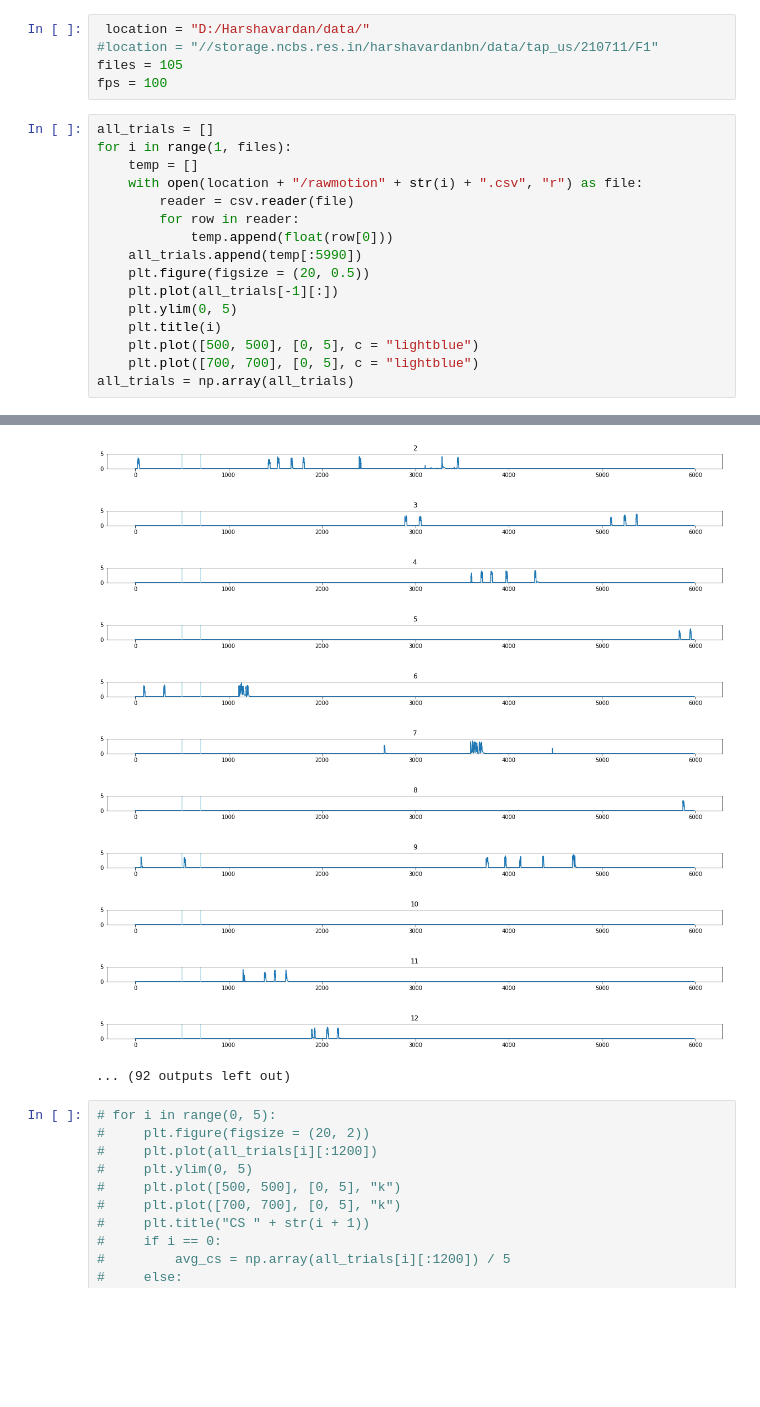
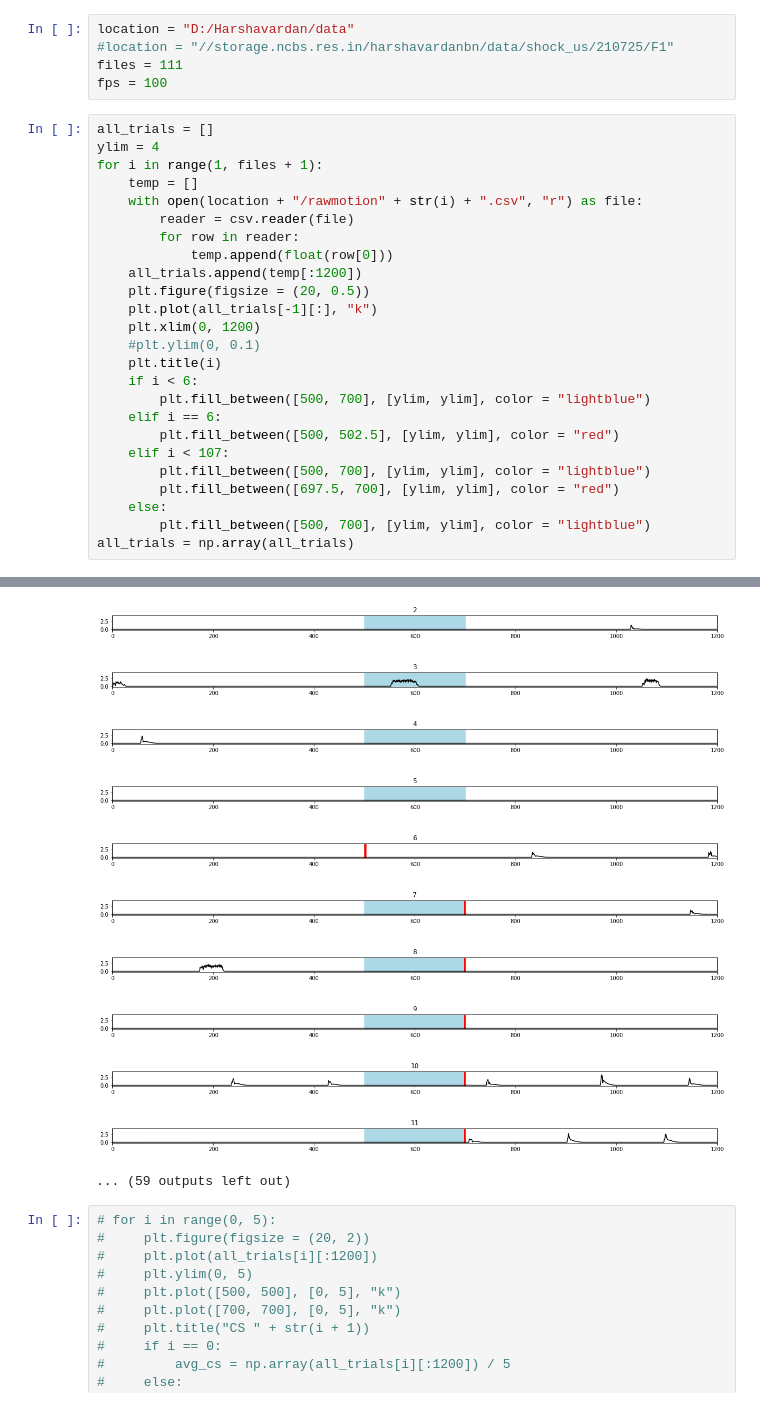
Before and after one commit to harshavardan/Classical-Conditioning, a Jupyter notebook: analysis/crude_210710.ipynb, the cells around one changed output, grey strips where cells are left out. Saved outputs shown, nothing was run; the diff lists cells and outputs as text; blank space fills up the shorter version.

```diff
--- a/analysis/crude_210710.ipynb
+++ b/analysis/crude_210710.ipynb
@@ -6,22 +9,31 @@ import numpy as np
 # %%
- location = "D:/Harshavardan/data/"
-#location = "//storage.ncbs.res.in/harshavardanbn/data/tap_us/210711/F1"
-files = 105
+location = "D:/Harshavardan/data"
+#location = "//storage.ncbs.res.in/harshavardanbn/data/shock_us/210725/F1"
+files = 111
 fps = 100
 # %%
 all_trials = []
-for i in range(1, files):
+ylim = 4
+for i in range(1, files + 1):
     temp = []
     with open(location + "/rawmotion" + str(i) + ".csv", "r") as file:
         reader = csv.reader(file)
         for row in reader:
             temp.append(float(row[0]))
-    all_trials.append(temp[:5990])
+    all_trials.append(temp[:1200])
     plt.figure(figsize = (20, 0.5))
-    plt.plot(all_trials[-1][:])
-    plt.ylim(0, 5)
+    plt.plot(all_trials[-1][:], "k")
+    plt.xlim(0, 1200)
+    #plt.ylim(0, 0.1)
     plt.title(i)
-    plt.plot([500, 500], [0, 5], c = "lightblue")
-    plt.plot([700, 700], [0, 5], c = "lightblue")
+    if i < 6:
+        plt.fill_between([500, 700], [ylim, ylim], color = "lightblue")
+    elif i == 6:
+        plt.fill_between([500, 502.5], [ylim, ylim], color = "red")
+    elif i < 107:
+        plt.fill_between([500, 700], [ylim, ylim], color = "lightblue")
+        plt.fill_between([697.5, 700], [ylim, ylim], color = "red")
+    else:
+        plt.fill_between([500, 700], [ylim, ylim], color = "lightblue")
 all_trials = np.array(all_trials)
 # %% [output]
@@ -29,15 +42,14 @@ all_trials = np.array(all_trials)
-[figure, old version]
+[figure, new version]
-[figure, old version]
+[figure, new version]
-[figure, old version]
+[figure, new version]
-[figure, old version]
+[figure, new version]
-[figure, old version]
+[figure, new version]
-[figure, old version]
+[figure, new version]
-[figure, old version]
+[figure, new version]
-[figure, old version]
+[figure, new version]
-[figure, old version]
+[figure, new version]
-[figure, old version]
+[figure, new version]
-[figure, removed]
-... (92 outputs left out)
+... (59 outputs left out)
 # %%
 # for i in range(0, 5):
 #     plt.figure(figsize = (20, 2))
```
Also changed, not shown: parts of 11 cells of this notebook, 2 other files.
